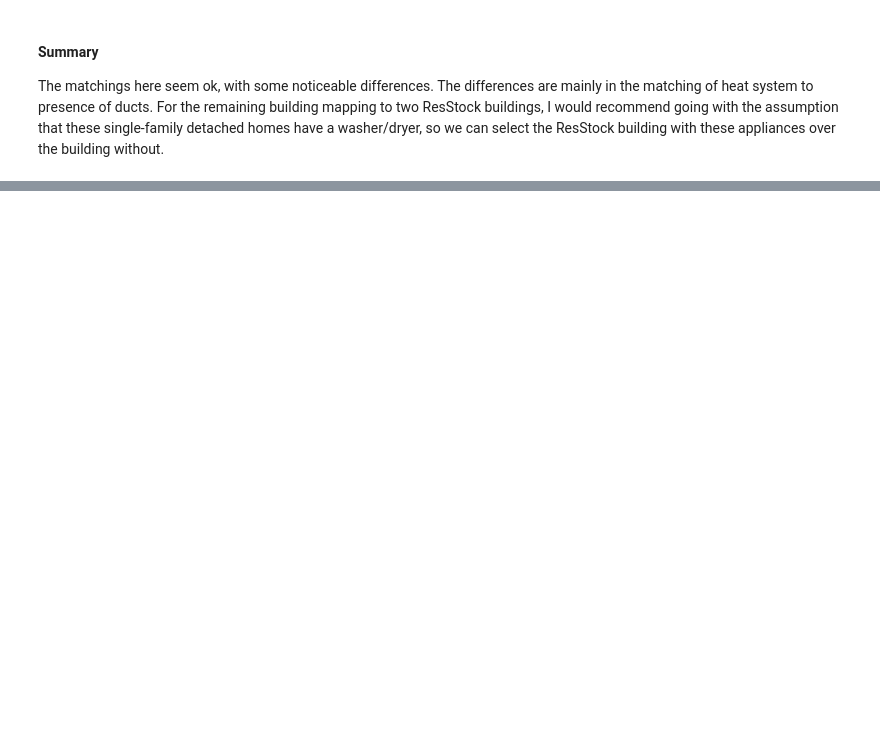
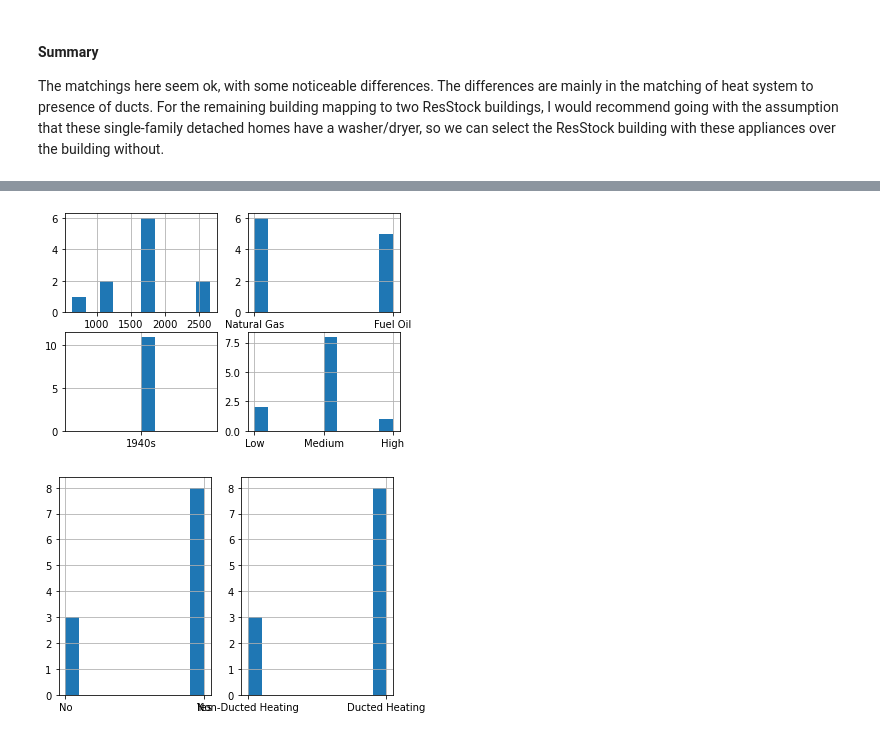
Before and after one commit to Groundworkdata/segment-iat, a Jupyter notebook: resstock_explore/resstock_parcel_match.ipynb, the cells around one changed output, grey strips where cells are left out. Saved outputs shown, nothing was run; the diff lists cells and outputs as text; code cells hidden in the pictures; blank space fills up the shorter version.

```diff
--- a/resstock_explore/resstock_parcel_match.ipynb
+++ b/resstock_explore/resstock_parcel_match.ipynb
@@ -549,0 +601,4 @@ This presents a few questions we may want to ask ourselves to update how we are
+# %%
+test_metadata_df_vintage = metadata_df[metadata_df["in.vintage"]=="1940s"]
+print(len(test_metadata_df_vintage))
+print(1 - len(test_metadata_df_vintage) / len(metadata_df))
@@ -549,0 +669,6 @@ This presents a few questions we may want to ask ourselves to update how we are
+# %%
+print_hists_of_subsets(test_metadata_df_vintage)
+print_hvac_chars(test_metadata_df_vintage)
+# %% [output]
+[figure, added]
+[figure, added]
```
Also changed, not shown: parts of 24 cells of this notebook, 16 other files.
